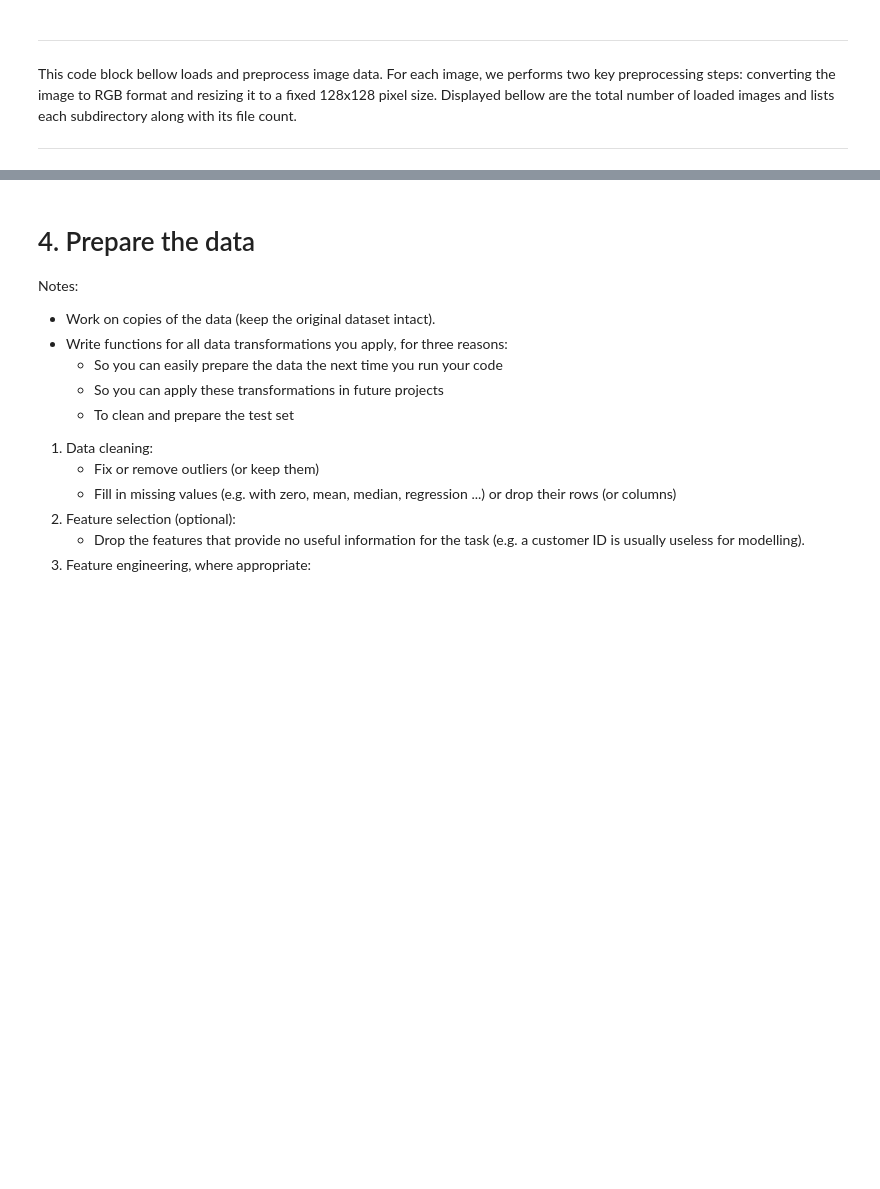
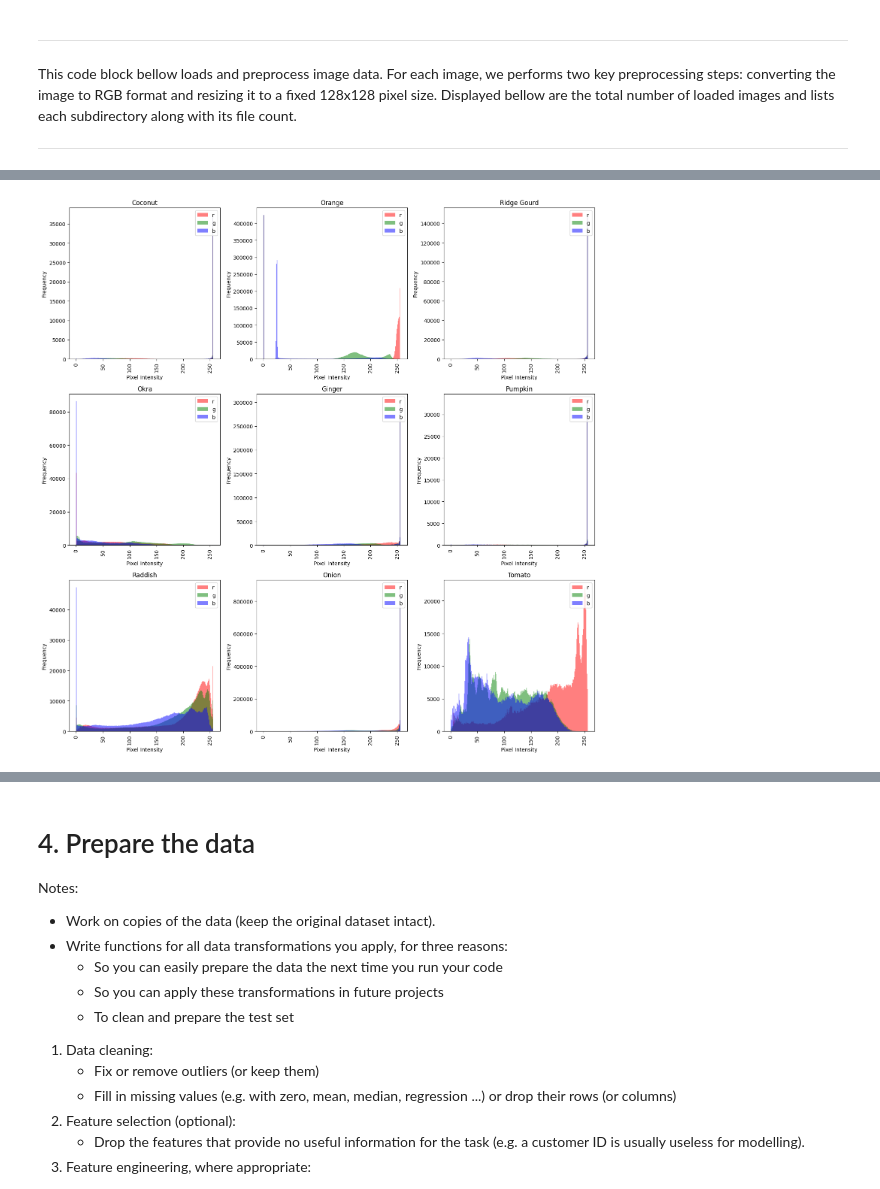
Before and after one commit to radoslavKiryazov/MAL, a Jupyter notebook: GroupProject/7. Final Group Project.ipynb, the cells around one changed output, grey strips where cells are left out. Cells and saved outputs as stored; diff of their text form; code cells hidden in the pictures; blank space fills up the shorter version.

```diff
--- a/GroupProject/7. Final Group Project.ipynb
+++ b/GroupProject/7. Final Group Project.ipynb
@@ -204,0 +251,30 @@ This imbalance could affect the model's ability to classify underrepresented cla
+# %%
+# Convert train_counts and val_counts to dictionaries
+train_counts_dict = dict(train_counts)
+val_counts_dict = dict(val_counts)
+
+# Function to plot histograms with different visualizations
+def plot_histograms(image_paths):
+    fig, axes = plt.subplots(3, 3, figsize=(15, 15))
+    visualization = 'stepfilled'
+
+    for ax, img_path in zip(axes.flatten(), sampled_image_paths):
+        img = load_image(img_path)
+        colors = ('r', 'g', 'b')
+        for i, color in enumerate(colors):
+            hist, bins = np.histogram(img[:, :, i], bins=256, range=(0, 256))
+            ax.hist(bins[:-1], bins, weights=hist, color=color, alpha=0.5, histtype=visualization, label=color)
+
+        ax.set_title(os.path.basename(os.path.dirname(img_path)))
+        ax.set_xlabel('Pixel Intensity')
+        ax.set_ylabel('Frequency')
+        ax.tick_params(axis='x', rotation=90)
+        ax.legend(loc='upper right')
+
+    plt.tight_layout()
+    plt.show()
+
+# Plot histograms for the sampled images
+plot_histograms(sampled_image_paths)
+# %% [output]
+[figure, added]
```
Also changed, not shown: parts of 9 cells of this notebook.
